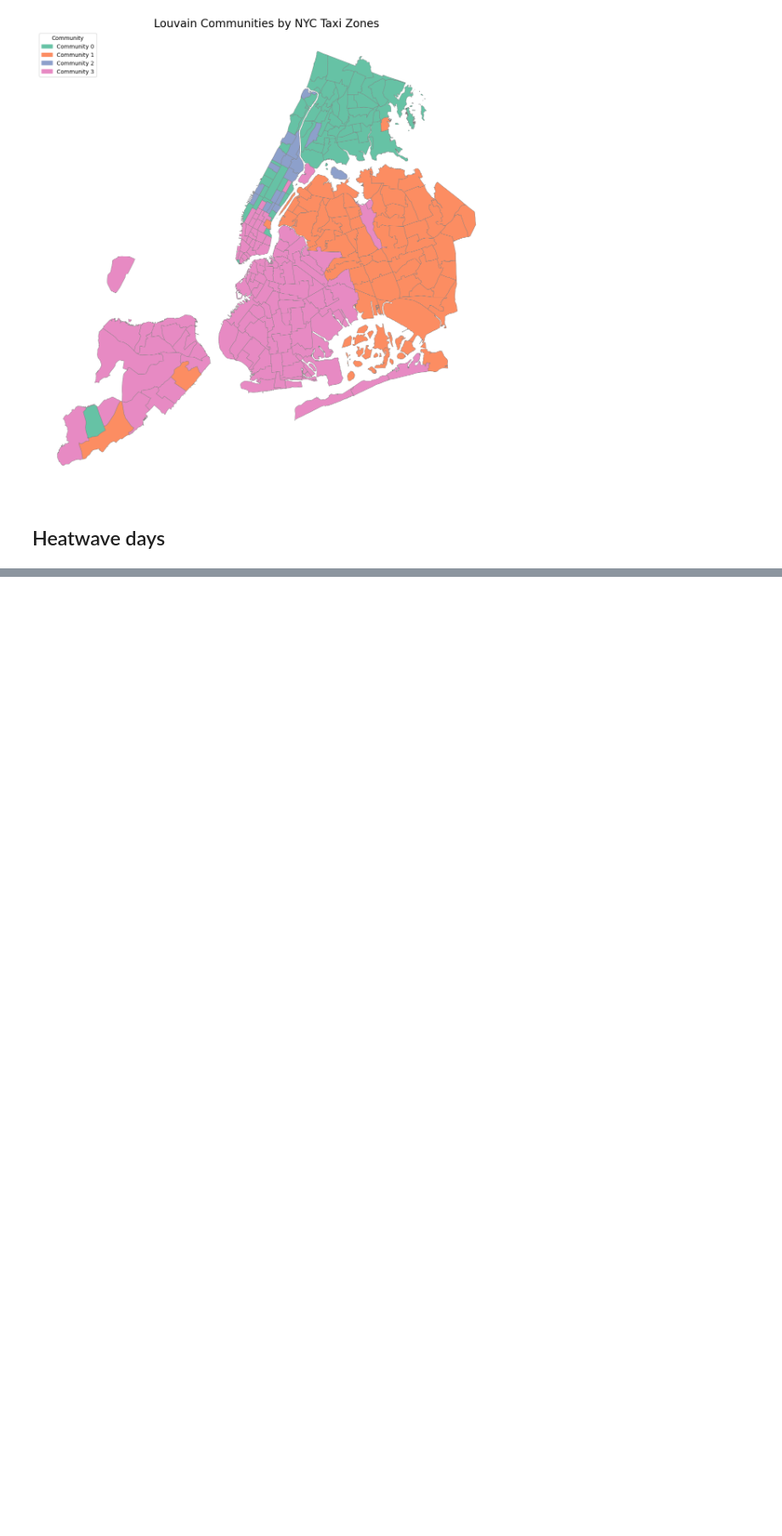
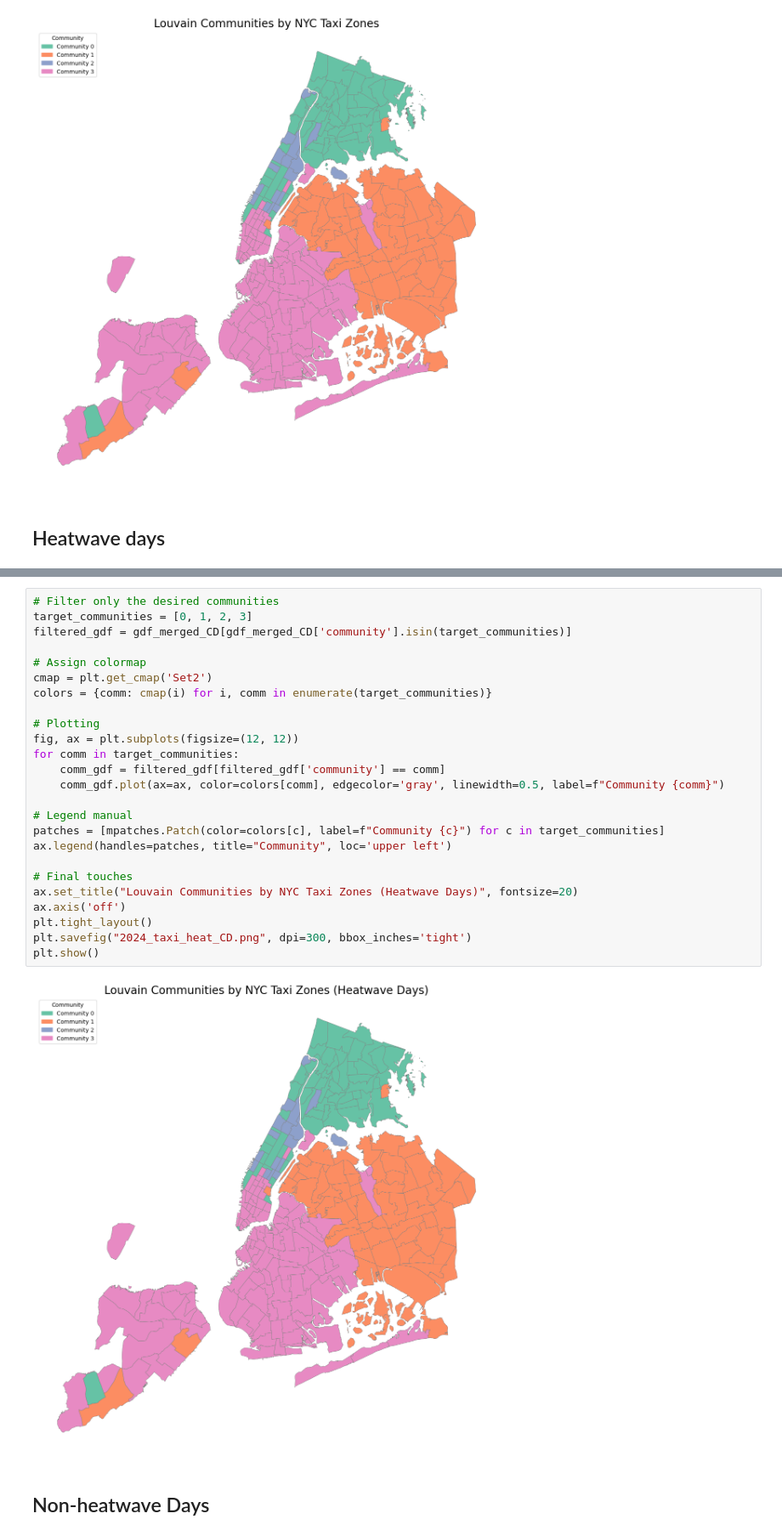
Before and after one commit to wherehaveyubin/research, a Jupyter notebook: 2025-Heat/heat-mobility.ipynb, the cells around one changed output, grey strips where cells are left out. Shown at 85% size. Drawn from its saved outputs; the diff is of its cells as text; blank space fills up the shorter version.

```diff
--- a/2025-Heat/heat-mobility.ipynb
+++ b/2025-Heat/heat-mobility.ipynb
@@ -279,0 +319,29 @@ plt.show()
+# %%
+# Filter only the desired communities
+target_communities = [0, 1, 2, 3]
+filtered_gdf = gdf_merged_CD[gdf_merged_CD['community'].isin(target_communities)]
+
+# Assign colormap
+cmap = plt.get_cmap('Set2')
+colors = {comm: cmap(i) for i, comm in enumerate(target_communities)}
+
+# Plotting
+fig, ax = plt.subplots(figsize=(12, 12))
+for comm in target_communities:
+    comm_gdf = filtered_gdf[filtered_gdf['community'] == comm]
+    comm_gdf.plot(ax=ax, color=colors[comm], edgecolor='gray', linewidth=0.5, label=f"Community {comm}")
+
+# Legend manual
+patches = [mpatches.Patch(color=colors[c], label=f"Community {c}") for c in target_communities]
+ax.legend(handles=patches, title="Community", loc='upper left')
+
+# Final touches
+ax.set_title("Louvain Communities by NYC Taxi Zones (Heatwave Days)", fontsize=20)
+ax.axis('off')
+plt.tight_layout()
+plt.savefig("2024_taxi_heat_CD.png", dpi=300, bbox_inches='tight')
+plt.show()
+# %% [output]
+[figure, added]
+# %% [markdown]
+## Non-heatwave Days
```
Also changed, not shown: parts of 7 cells of this notebook.
